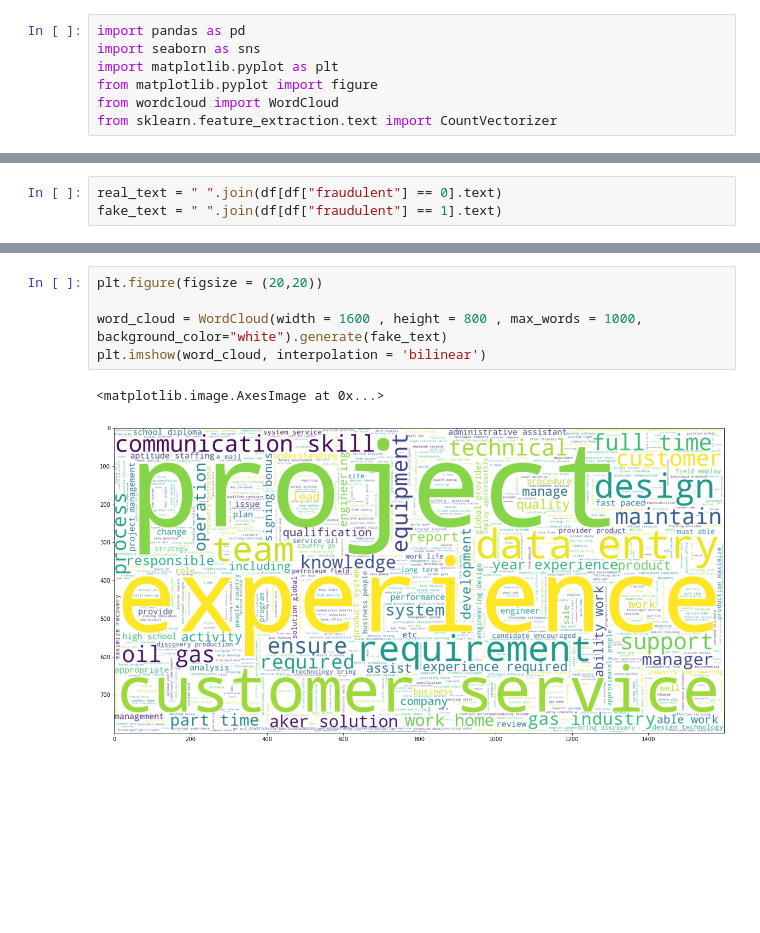
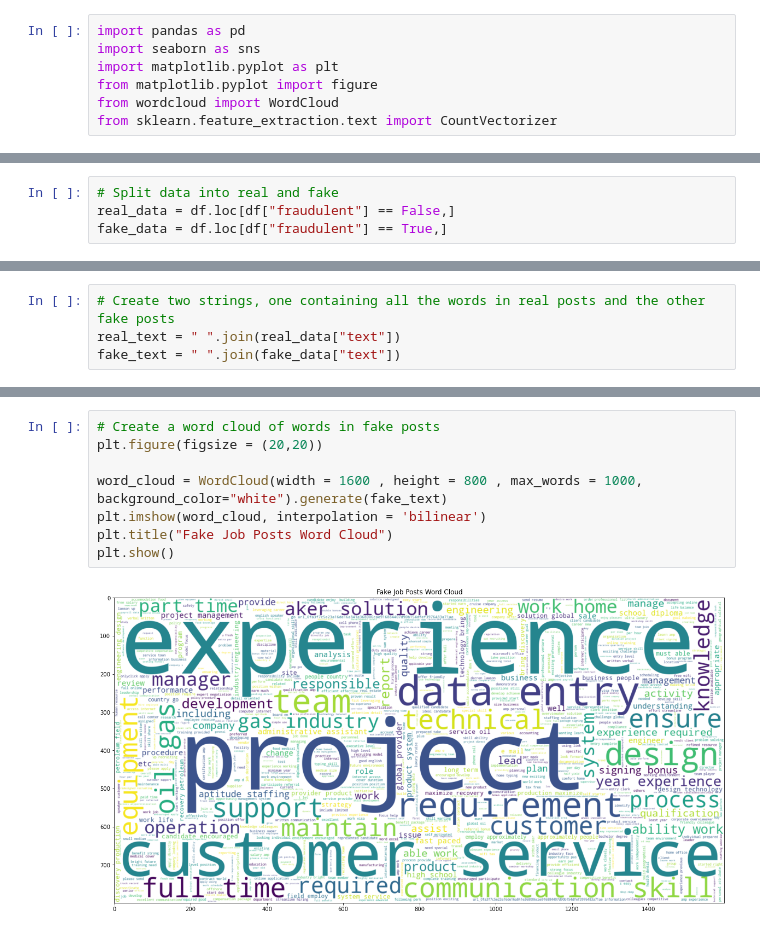
Before and after one commit to RodAli/fake-job-postings-analysis, a Jupyter notebook: Data_Visualization.ipynb, the cells around one changed output, grey strips where cells are left out. Drawn from its saved outputs; the diff is of its cells as text; blank space fills up the shorter version.

```diff
--- a/Data_Visualization.ipynb
+++ b/Data_Visualization.ipynb
@@ -20,3 +24,7 @@ df.head()
 | 3 | False | True | False | NaN | NaN | ... |
 | 4 | False | True | False | Full-time | Standard | ... |
 | 5 | False | True | True | Full-time | Standard | ... |
+# %%
+# Split data into real and fake
+real_data = df.loc[df["fraudulent"] == False,]
+fake_data = df.loc[df["fraudulent"] == True,]
@@ -53,4 +110,5 @@ plt.show()
 # %%
-real_text = " ".join(df[df["fraudulent"] == 0].text)
-fake_text = " ".join(df[df["fraudulent"] == 1].text)
+# Create two strings, one containing all the words in real posts and the other fake posts
+real_text = " ".join(real_data["text"])
+fake_text = " ".join(fake_data["text"])
 # %%
@@ -64,9 +124,11 @@ plt.imshow(word_cloud, interpolation = 'bilinear')
 # %%
+# Create a word cloud of words in fake posts
 plt.figure(figsize = (20,20))
 
 word_cloud = WordCloud(width = 1600 , height = 800 , max_words = 1000, background_color="white").generate(fake_text)
 plt.imshow(word_cloud, interpolation = 'bilinear')
+plt.title("Fake Job Posts Word Cloud")
+plt.show()
 # %% [output]
-<matplotlib.image.AxesImage at 0x...>
-[figure, old version]
+[figure, new version]
 # %%
```
Also changed, not shown: parts of 20 cells of this notebook.
